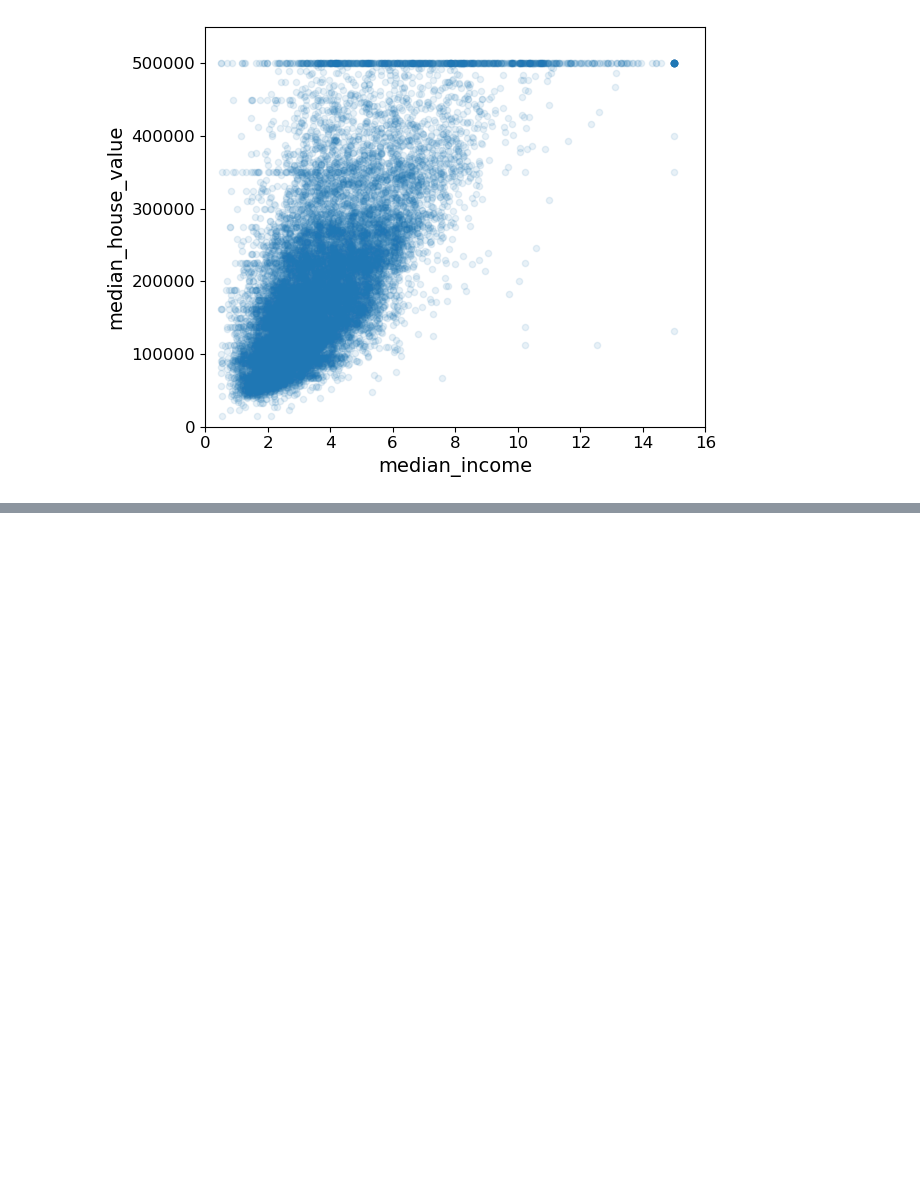
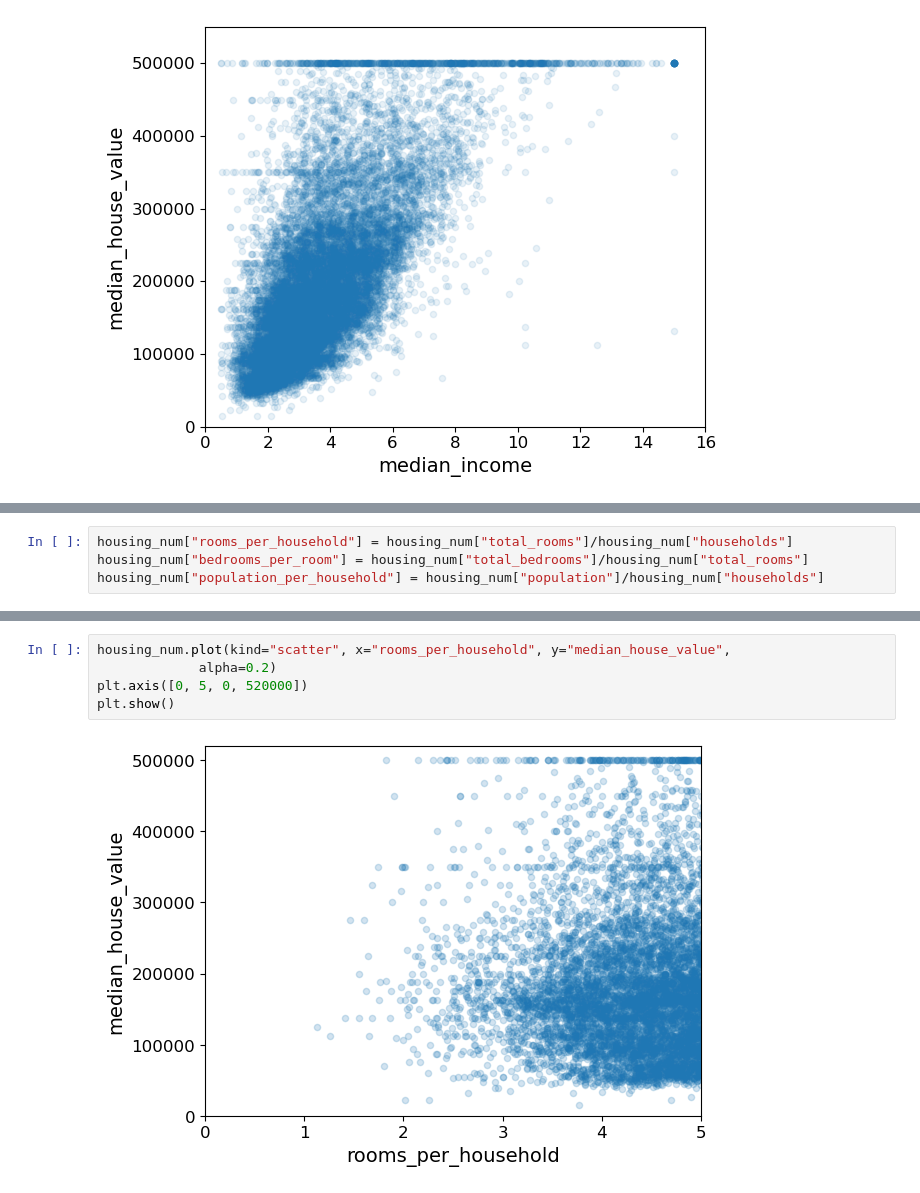
Before and after one commit to d-t-n/hands-on-ml, a Jupyter notebook: 02-End_to_End_Machine_Learning_Project.ipynb, the cells around one changed output, grey strips where cells are left out. Cells and saved outputs as stored; diff of their text form; blank space fills up the shorter version.

```diff
--- a/02-End_to_End_Machine_Learning_Project.ipynb
+++ b/02-End_to_End_Machine_Learning_Project.ipynb
@@ -501,0 +504,4 @@ Saving figure income_vs_house_value_scatterplot
+# %%
+housing_num["rooms_per_household"] = housing_num["total_rooms"]/housing_num["households"]
+housing_num["bedrooms_per_room"] = housing_num["total_bedrooms"]/housing_num["total_rooms"]
+housing_num["population_per_household"] = housing_num["population"]/housing_num["households"]
@@ -501,0 +525,7 @@ Saving figure income_vs_house_value_scatterplot
+# %%
+housing_num.plot(kind="scatter", x="rooms_per_household", y="median_house_value",
+             alpha=0.2)
+plt.axis([0, 5, 0, 520000])
+plt.show()
+# %% [output]
+[figure, added]
```
Also changed, not shown: parts of 17 cells of this notebook.
